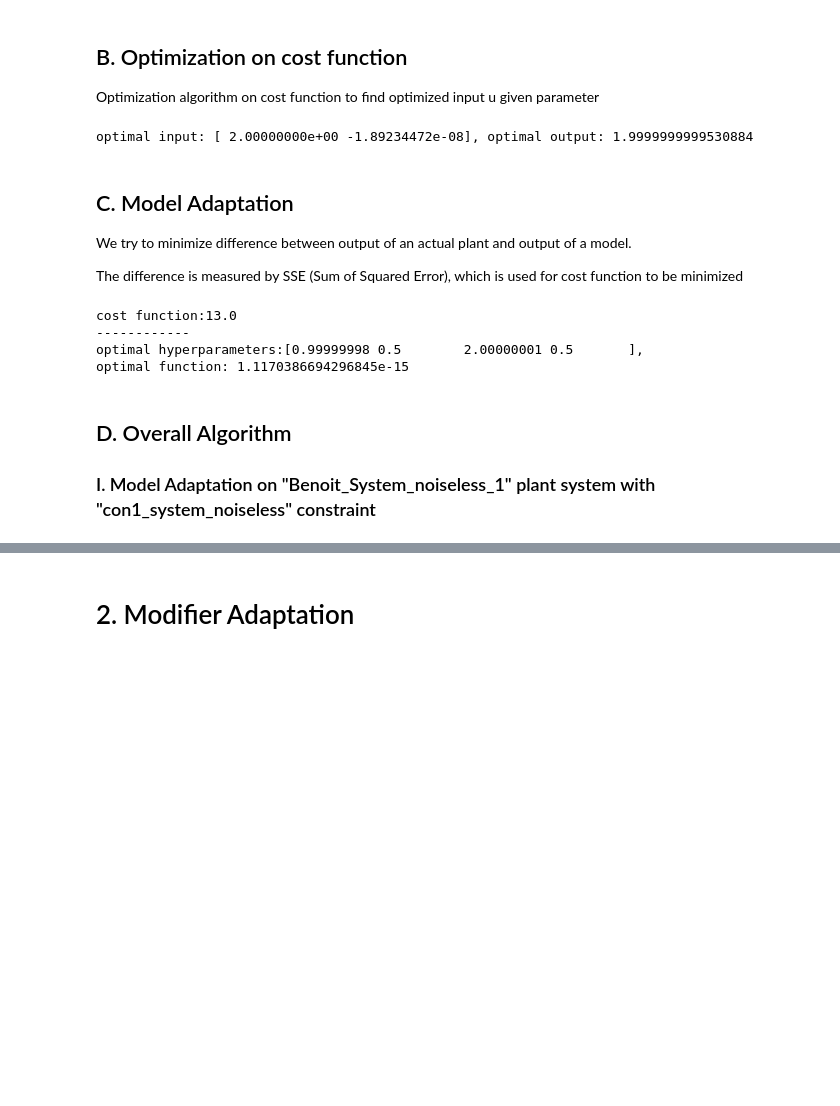
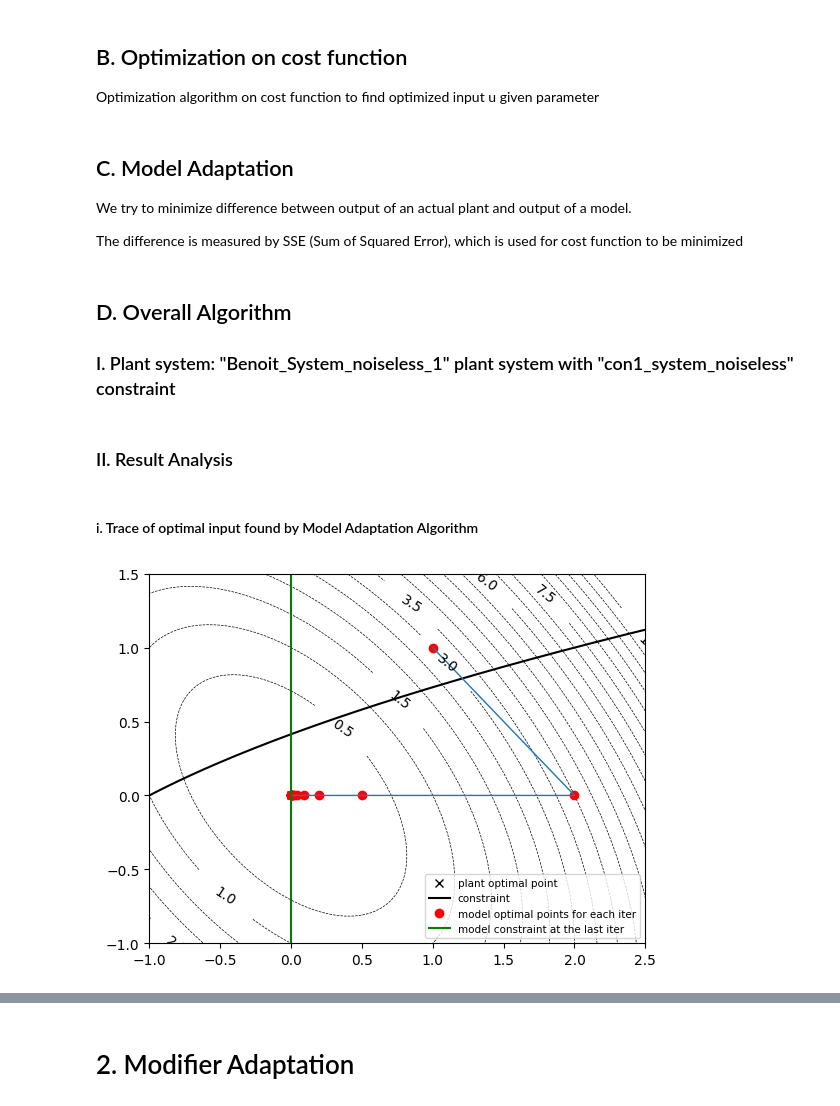
Before and after one commit to dleeim/Safe-Bayesian-Optimization, a Jupyter notebook: Benoit_Problem.ipynb, the cells around one changed output, grey strips where cells are left out. Drawn from its saved outputs; the diff is of its cells as text; code cells hidden in the pictures; blank space fills up the shorter version.

```diff
--- a/Benoit_Problem.ipynb
+++ b/Benoit_Problem.ipynb
@@ -78,13 +141,11 @@ def cost_optimize(theta,u0):
 
     return result.x,result.fun
 # %%
-# Test
-u0 = [1,1] # Initial guess for optimization algorithm
-theta = [0.5,0.5,0.5,0.5]
-u,fun = cost_optimize(theta,u0)
-print(f"optimal input: {u}, optimal output: {fun}")
+# # Test
+# u0 = [1,1] # Initial guess for optimization algorithm
+# theta = [0.5,0.5,0.5,0.5]
+# u,fun = cost_optimize(theta,u0)
+# print(f"optimal input: {u}, optimal output: {fun}")
-# %% [output]
-optimal input: [ 2.00000000e+00 -1.89234472e-08], optimal output: 1.9999999999530884
 # %% [markdown]
 ## C. Model Adaptation
 
@@ -98,7 +159,7 @@ def SSE(theta,u,plant_func,plant_constraint):
     func_diff = plant_func(u) - Benoit_Model(u,theta)
     con_diff = plant_constraint(u) - con1_model(u,theta)
 
-    return func_diff**2+con_diff**2
+    return np.sqrt(func_diff**2+con_diff**2)
 
 # Model Adaptation (Optimization of Parameters)
 def SSE_optimize(plant_func,plant_constraint,theta0,u):
@@ -111,28 +172,23 @@ def SSE_optimize(plant_func,plant_constraint,theta0,u):
 
     return result.x,result.fun
 # %%
-# test for adaptation cost function
-x = SSE(theta = [0.5,0.5,0.5,0.5],
-        u = [2,0],
-        plant_func = Benoit_System_noiseless_1,
-        plant_constraint =con1_system_noiseless)
+# # test for adaptation cost function
+# x = SSE(theta = [0.5,0.5,0.5,0.5],
+#         u = [2,0],
+#         plant_func = Benoit_System_noiseless_1,
+#         plant_constraint =con1_system_noiseless)
 
-print(f"cost function:{x}")
-print("------------")
+# print(f"cost function:{x}")
+# print("------------")
 
-# test for model adaptation method
-theta,fun = SSE_optimize(plant_func=Benoit_System_noiseless_1,
-                     plant_constraint=con1_system_noiseless,
-                     theta0=[0.5,0.5,0.5,0.5],
-                     u=[2.00000000e+00,-1.89234472e-08])
+# # test for model adaptation method
+# theta,fun = SSE_optimize(plant_func=Benoit_System_noiseless_1,
+#                      plant_constraint=con1_system_noiseless,
+#                      theta0=[0.5,0.5,0.5,0.5],
+#                      u=[2.00000000e+00,-1.89234472e-08])
 
-print(f"optimal hyperparameters:{theta},\noptimal function: {fun}")
+# print(f"optimal hyperparameters:{theta},\noptimal function: {fun}")
-# %% [output]
-cost function:13.0
-------------
-optimal hyperparameters:[0.99999998 0.5        2.00000001 0.5       ],
-optimal function: 1.1170386694296845e-15
 # %% [markdown]
 ## D. Overall Algorithm
 
-### I. Model Adaptation on "Benoit_System_noiseless_1" plant system with "con1_system_noiseless" constraint
+### I. Plant system: "Benoit_System_noiseless_1" plant system with "con1_system_noiseless" constraint
@@ -138,0 +229,20 @@ optimal function: 1.1170386694296845e-15
+# %% [markdown]
+### II. Result Analysis
+# %% [markdown]
+#### i. Trace of optimal input found by Model Adaptation Algorithm
+# %%
+plant_drawing(is_constraint=True,is_tight_constraint=False)
+plt.plot(data['u_0'],data['u_1'], 'ro',)
+plt.plot(data['u_0'],data['u_1'], linestyle='-',linewidth=1,label='_nolegend_')
+delta = 0.01
+uc1 = np.arange(-3.5, 3.5, delta)
+uc0 = (data['parameters'][3][-1]*uc1**2 + 1)/data['parameters'][2][-1]
+plt.plot(uc0,uc1,'g')
+plt.legend(["plant optimal point",
+            "constraint",
+            'model optimal points for each iter',
+            'model constraint at the last iter'],
+                fontsize = 7.5)
+plt.show()
+# %% [output]
+[figure, added]
```
Also changed, not shown: parts of 31 cells of this notebook.
